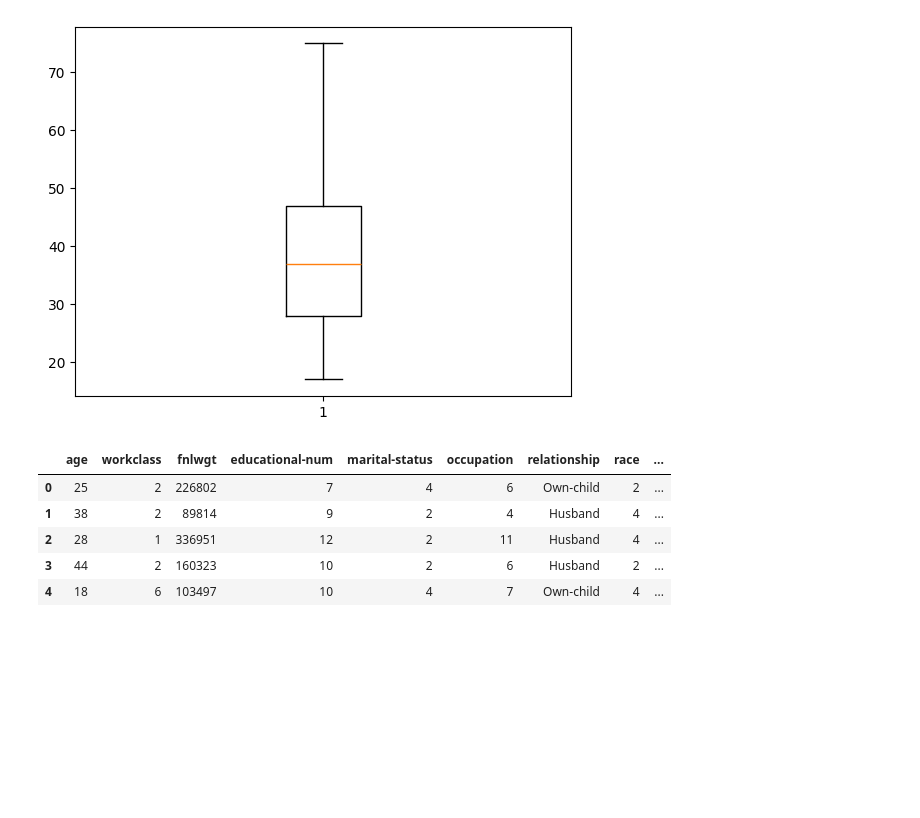
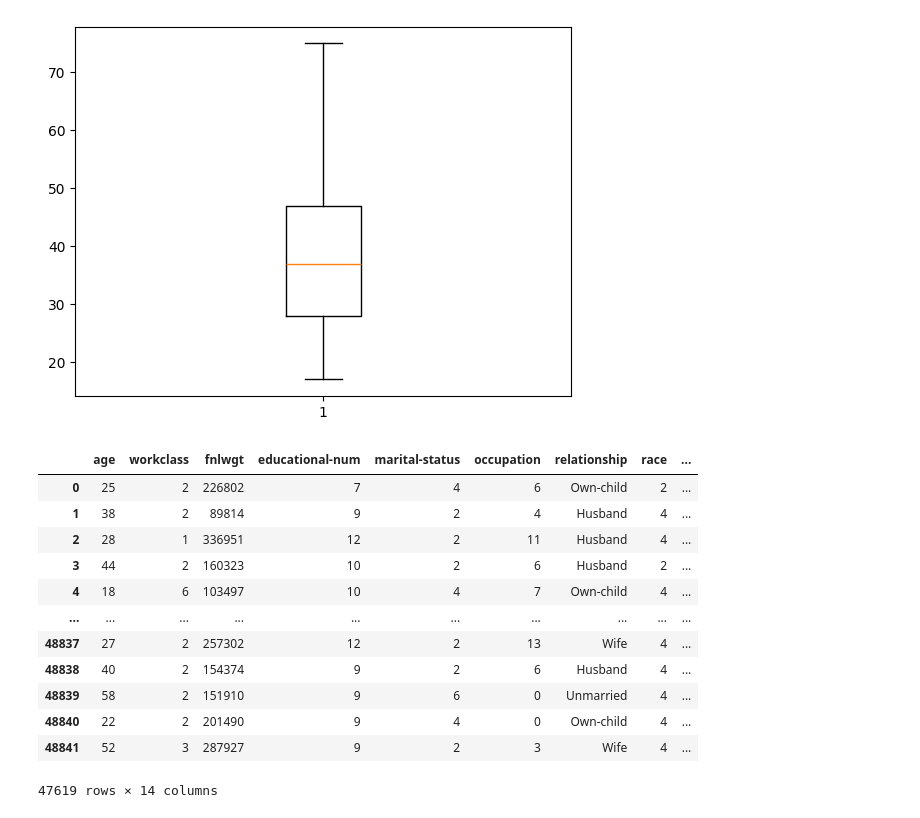
Before and after one commit to Hruday-p/hruday, a Jupyter notebook: EmployeeSalaryPrediction.ipynb, the cells around one changed output. Cells and saved outputs as stored; diff of their text form; code cells hidden in the pictures; blank space fills up the shorter version.

```diff
--- a/EmployeeSalaryPrediction.ipynb
+++ b/EmployeeSalaryPrediction.ipynb
@@ -346,19 +346,25 @@ plt.show()
 # %%
 #label encoding
 from sklearn.preprocessing import LabelEncoder
 le=LabelEncoder()
 data['workclass']=le.fit_transform(data['workclass'])
 data['marital-status']=le.fit_transform(data['marital-status'])
 data['occupation']=le.fit_transform(data['occupation'])
 data['gender']=le.fit_transform(data['gender'])
 data['race']=le.fit_transform(data['race'])
 data['native-country']=le.fit_transform(data['native-country'])
-data['income']=le.fit_transform(data['income'])
-data.head()
+data
 # %% [output]
 |  | age | workclass | fnlwgt | educational-num | marital-status | occupation | relationship | race | ... |
 | 0 | 25 | 2 | 226802 | 7 | 4 | 6 | Own-child | 2 | ... |
 | 1 | 38 | 2 | 89814 | 9 | 2 | 4 | Husband | 4 | ... |
 | 2 | 28 | 1 | 336951 | 12 | 2 | 11 | Husband | 4 | ... |
 | 3 | 44 | 2 | 160323 | 10 | 2 | 6 | Husband | 2 | ... |
 | 4 | 18 | 6 | 103497 | 10 | 4 | 7 | Own-child | 4 | ... |
+| ... | ... | ... | ... | ... | ... | ... | ... | ... | ... |
+| 48837 | 27 | 2 | 257302 | 12 | 2 | 13 | Wife | 4 | ... |
+| 48838 | 40 | 2 | 154374 | 9 | 2 | 6 | Husband | 4 | ... |
+| 48839 | 58 | 2 | 151910 | 9 | 6 | 0 | Unmarried | 4 | ... |
+| 48840 | 22 | 2 | 201490 | 9 | 4 | 0 | Own-child | 4 | ... |
+| 48841 | 52 | 3 | 287927 | 9 | 2 | 3 | Wife | 4 | ... |
+47619 rows × 14 columns
```
Also changed, not shown: parts of 10 cells of this notebook.
